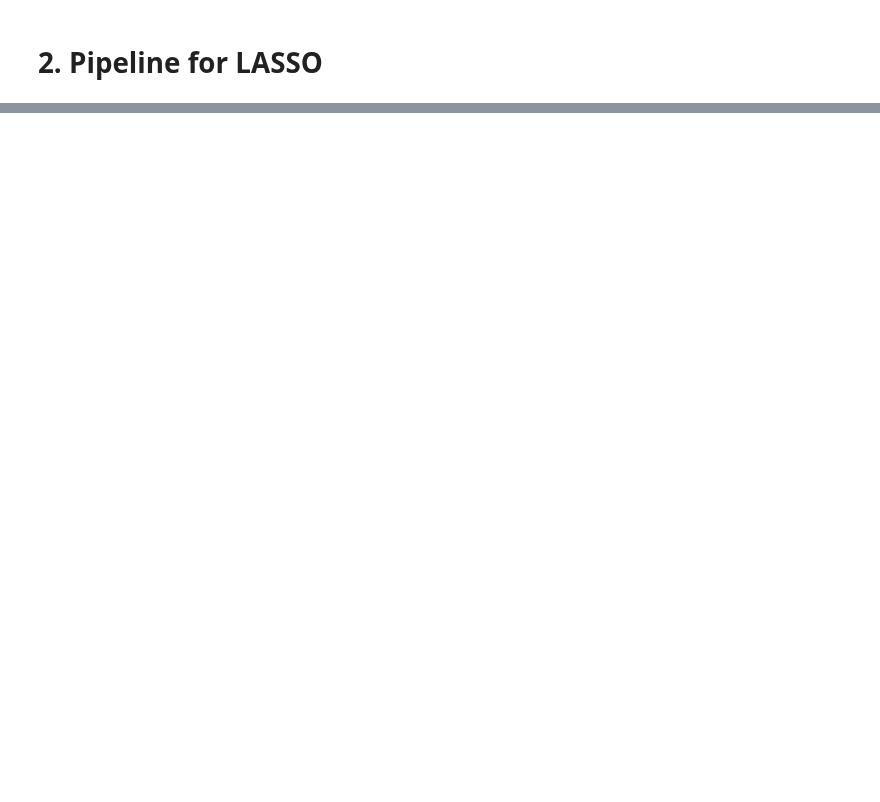
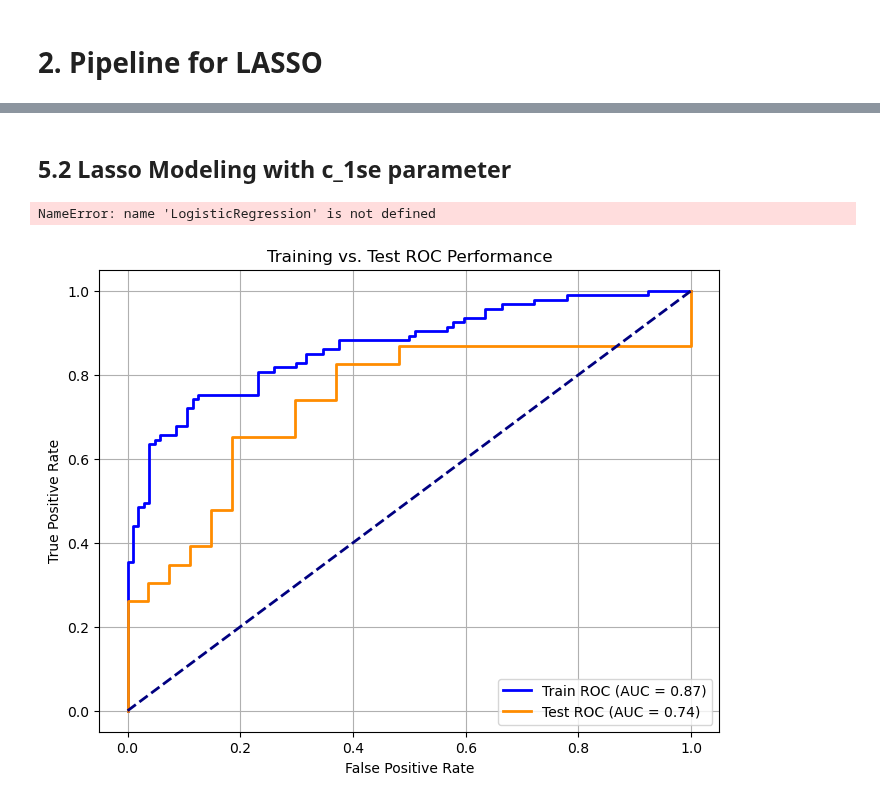
Before and after one commit to LabMedDHM/lotta_frag, a Jupyter notebook: 04_lasso_modeling.ipynb, the cells around one changed output, grey strips where cells are left out. Saved outputs shown, nothing was run; the diff lists cells and outputs as text; code cells hidden in the pictures; blank space fills up the shorter version.

```diff
--- a/04_lasso_modeling.ipynb
+++ b/04_lasso_modeling.ipynb
@@ -286 +311,80 @@ plt.show()
+# %% [markdown]
+## 5.2 Lasso Modeling with c_1se parameter
+# %%
+# --- STABILERES MODELL MIT C_1SE ---
+
+# Wir nehmen die einfache LogisticRegression, da C jetzt feststeht
+stable_lasso = LogisticRegression(
+    penalty='l1',
+    solver='liblinear',
+    C=c_1se,           # Dein berechneter stabiler Wert
+    max_iter=10000,
+    random_state=42
+)
+
+stable_pipeline = Pipeline([
+    ('imputer', SimpleImputer(strategy='median')),
+    ('scaler', StandardScaler()),
+    ('model', stable_lasso) # Wir nennen den Schritt 'model'
+])
+
+stable_pipeline.fit(X_train, y_train)
+
+# Vorhersage mit dem stabilen Modell
+y_prob = stable_pipeline.predict_proba(X_test)[:, 1]
+auc_score = roc_auc_score(y_test, y_prob)
+print(f"Confirmed ROC AUC (1se Model) on test set: {auc_score:.4f}")
+
+# --- ROC Curve Plot ---
+fpr, tpr, _ = roc_curve(y_test, y_prob)
+plt.figure(figsize=(8, 6))
+plt.plot(fpr, tpr, color='darkorange', lw=2, label=f'ROC curve (area = {auc_score:.2f})')
+plt.plot([0,1],[0,1], color='navy', lw=2, linestyle='--', label='Random Guess (AUC=0.5)')
+plt.xlim([0.0, 1.0])
+plt.ylim([0.0, 1.05])
+plt.xlabel('False Positive Rate')
+plt.ylabel('True Positive Rate')
+plt.title('Receiver Operating Characteristic (Stable 1se Model)')
+plt.legend(loc="lower right")
+plt.grid(True)
+plt.show()
+
+plt.figure(figsize=(10,6))
+plt.semilogx(cs, mean_scores, marker='o', label='Mean CV Score (ROC AUC)')
+plt.fill_between(cs, mean_scores - std_scores, mean_scores + std_scores, alpha=0.2, color='gray', label='Std Dev')
+plt.axvline(c_1se, linestyle='--', color='r', label=f'Best C = {c_1se:.3f} (λ = {1/c_1se:.3f})')
+plt.title("Lasso Parameter Tuning")
+plt.xlabel("C (Inverse Regularization Strength)")
+plt.ylabel("CV Score (ROC AUC)")
+plt.legend()
+plt.grid(True)
+plt.show()
+
+# --- Feature Analyse für das stabile Modell ---
+# Wichtig: Der Schritt heißt jetzt 'model'
+coef_stable = stable_pipeline.named_steps['model'].coef_[0]
+n_features_stable = np.sum(coef_stable != 0)
+print(f"Anzahl selektierter Features im stabilen Modell: {n_features_stable}")
+# %% [output]
+NameError: name 'LogisticRegression' is not defined
+# %%
+y_prob_train = stable_pipeline.predict_proba(X_train)[:, 1]
+y_prob_test = stable_pipeline.predict_proba(X_test)[:, 1]
+
+fpr_train, tpr_train, _ = roc_curve(y_train, y_prob_train)
+fpr_test, tpr_test, _ = roc_curve(y_test, y_prob_test)
+
+plt.figure(figsize=(8, 6))
+plt.plot(fpr_train, tpr_train, color='blue', lw=2, label=f'Train ROC (AUC = {auc_train:.2f})')
+plt.plot(fpr_test, tpr_test, color='darkorange', lw=2, label=f'Test ROC (AUC = {auc_test:.2f})')
+plt.plot([0, 1], [0, 1], color='navy', lw=2, linestyle='--')
+
+plt.title('Training vs. Test ROC Performance')
+plt.xlabel('False Positive Rate')
+plt.ylabel('True Positive Rate')
+plt.legend(loc="lower right")
+plt.grid(True)
+plt.show()
+# %% [output]
+[figure, added]
 # %% [markdown]
```
Also changed, not shown: parts of 21 cells of this notebook, 14 other files.
